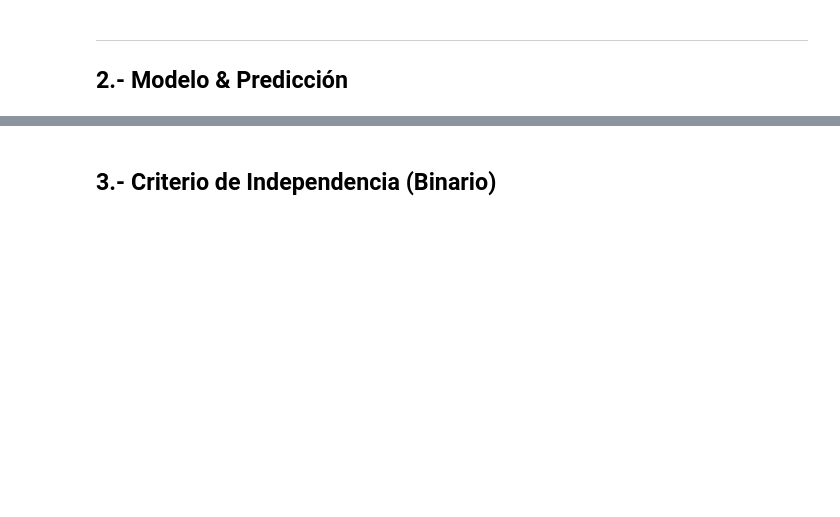
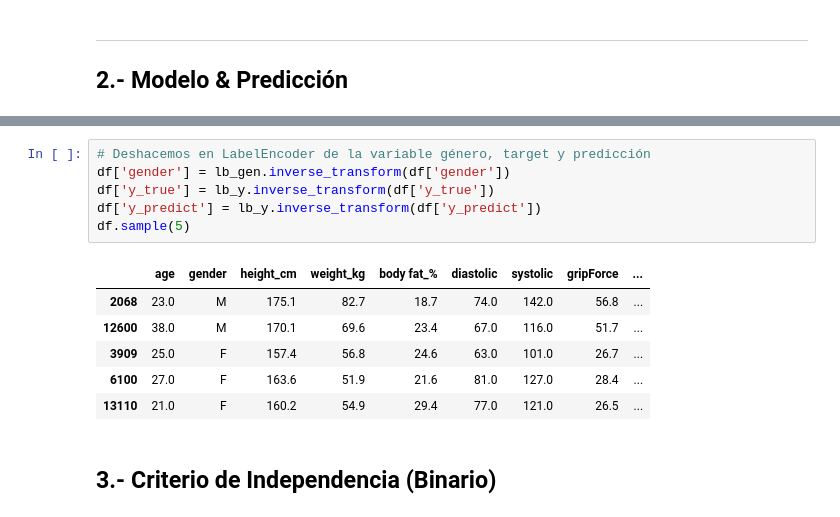
Before and after one commit to Telefonica/XAIoGraphs, a Jupyter notebook: notebooks/Ricardo/pruebas_fairness.ipynb, the cells around one changed output, grey strips where cells are left out. Saved outputs shown, nothing was run; the diff lists cells and outputs as text; blank space fills up the shorter version.

```diff
--- a/notebooks/Ricardo/pruebas_fairness.ipynb
+++ b/notebooks/Ricardo/pruebas_fairness.ipynb
@@ -398,2 +500,15 @@ df.sample(5)
+# %%
+# Deshacemos en LabelEncoder de la variable género, target y predicción
+df['gender'] = lb_gen.inverse_transform(df['gender'])
+df['y_true'] = lb_y.inverse_transform(df['y_true'])
+df['y_predict'] = lb_y.inverse_transform(df['y_predict'])
+df.sample(5)
+# %% [output]
+|  | age | gender | height_cm | weight_kg | body fat_% | diastolic | systolic | gripForce | ... |
+| 2068 | 23.0 | M | 175.1 | 82.7 | 18.7 | 74.0 | 142.0 | 56.8 | ... |
+| 12600 | 38.0 | M | 170.1 | 69.6 | 23.4 | 67.0 | 116.0 | 51.7 | ... |
+| 3909 | 25.0 | F | 157.4 | 56.8 | 24.6 | 63.0 | 101.0 | 26.7 | ... |
+| 6100 | 27.0 | F | 163.6 | 51.9 | 21.6 | 81.0 | 127.0 | 28.4 | ... |
+| 13110 | 21.0 | F | 160.2 | 54.9 | 29.4 | 77.0 | 121.0 | 26.5 | ... |
 # %% [markdown]
 ## 3.- Criterio de Independencia (Binario)
```
Also changed, not shown: parts of 11 cells of this notebook.
